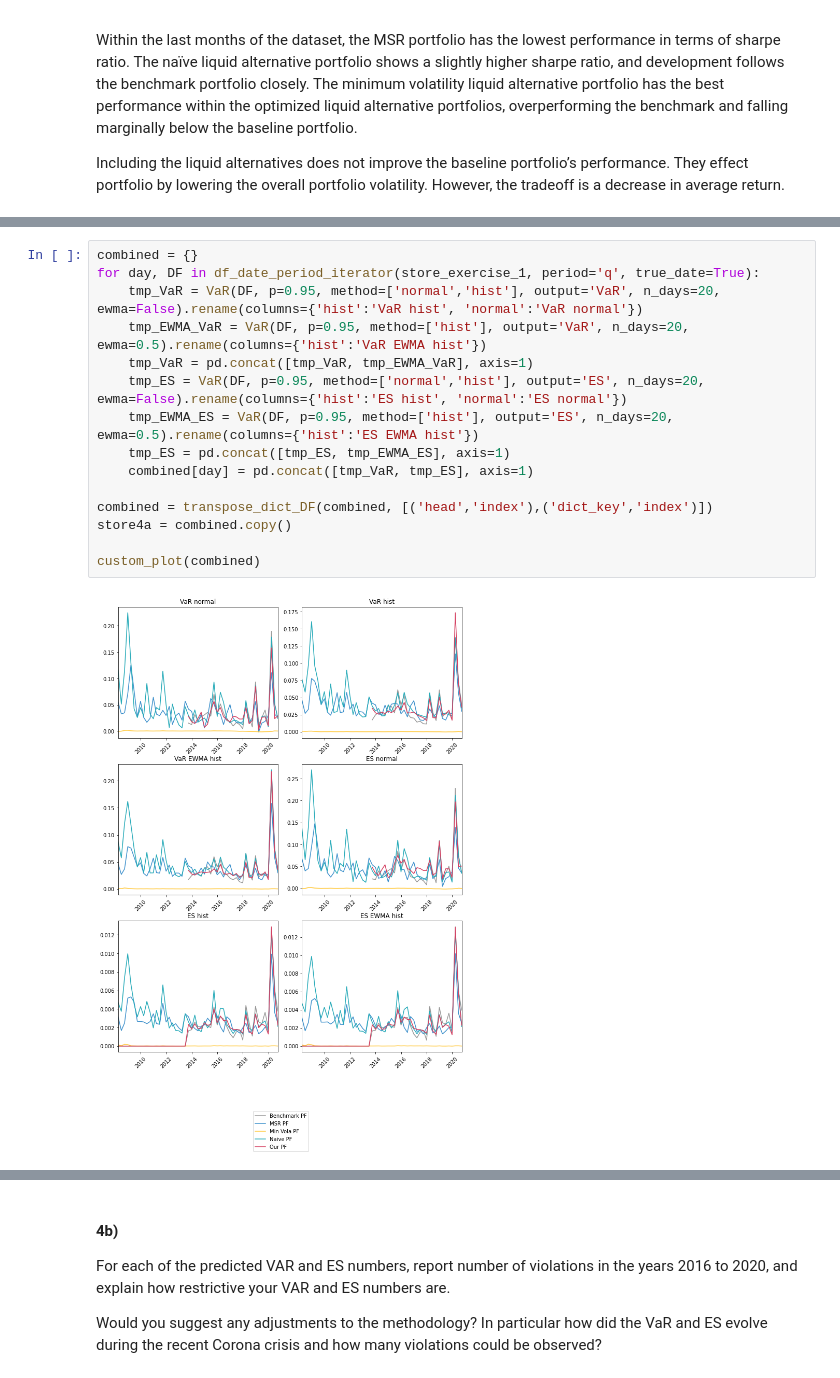
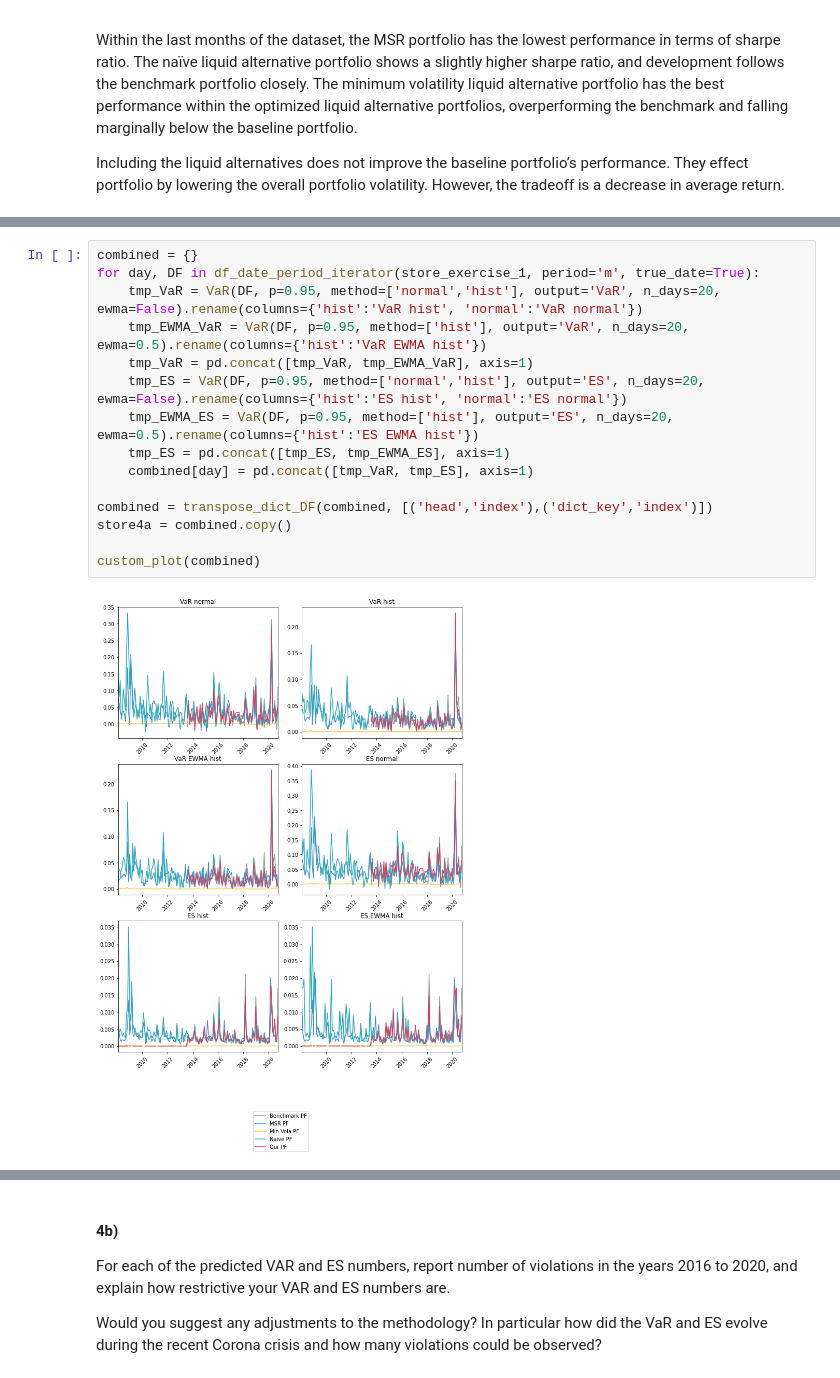
Before and after one commit to vanalmsick/pf_mgt, a Jupyter notebook: pf_mgt/assignment 2.ipynb, the cells around one changed output, grey strips where cells are left out. Cells and saved outputs as stored; diff of their text form.

```diff
--- a/pf_mgt/assignment 2.ipynb
+++ b/pf_mgt/assignment 2.ipynb
@@ -745,20 +749,20 @@ Compare also whether an exponentially weighted moving average (half-life of 0.5
 # %%
 combined = {}
-for day, DF in df_date_period_iterator(store_exercise_1, period='q', true_date=True):
+for day, DF in df_date_period_iterator(store_exercise_1, period='m', true_date=True):
     tmp_VaR = VaR(DF, p=0.95, method=['normal','hist'], output='VaR', n_days=20, ewma=False).rename(columns={'hist':'VaR hist', 'normal':'VaR normal'})
     tmp_EWMA_VaR = VaR(DF, p=0.95, method=['hist'], output='VaR', n_days=20, ewma=0.5).rename(columns={'hist':'VaR EWMA hist'})
     tmp_VaR = pd.concat([tmp_VaR, tmp_EWMA_VaR], axis=1)
     tmp_ES = VaR(DF, p=0.95, method=['normal','hist'], output='ES', n_days=20, ewma=False).rename(columns={'hist':'ES hist', 'normal':'ES normal'})
     tmp_EWMA_ES = VaR(DF, p=0.95, method=['hist'], output='ES', n_days=20, ewma=0.5).rename(columns={'hist':'ES EWMA hist'})
     tmp_ES = pd.concat([tmp_ES, tmp_EWMA_ES], axis=1)
     combined[day] = pd.concat([tmp_VaR, tmp_ES], axis=1)
 
 combined = transpose_dict_DF(combined, [('head','index'),('dict_key','index')])
 store4a = combined.copy()
 
 custom_plot(combined)
 # %% [output]
-[figure, old version]
+[figure, new version]
 ------------------------------
 Data Tables:
 ------------------------------
```
Also changed, not shown: parts of 12 cells of this notebook, 3 other files.
